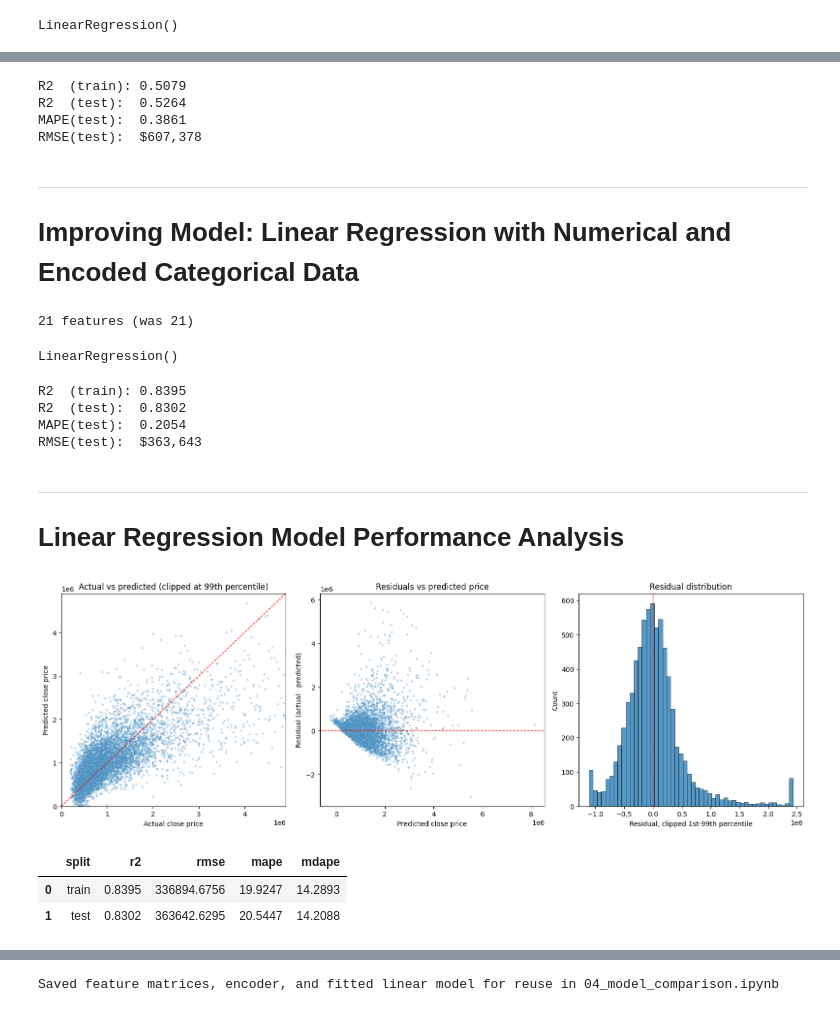
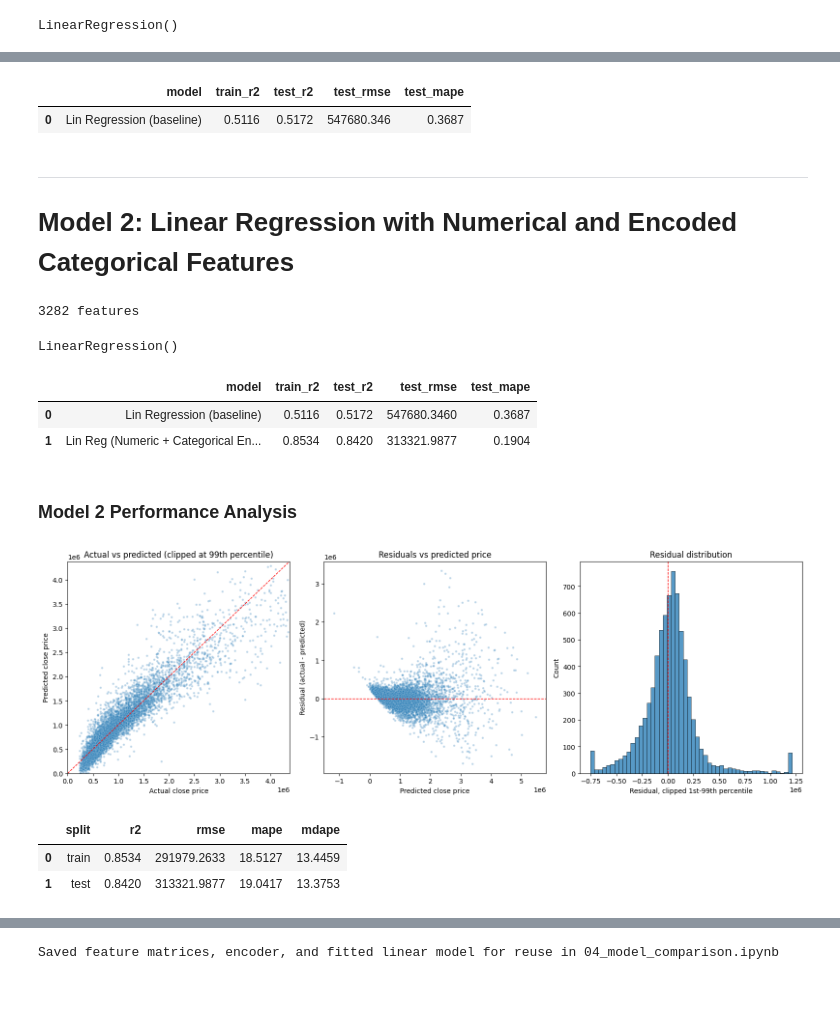
Before and after one commit to Zahi-Rahman/IDX-Exchange-DS-Project, a Jupyter notebook: notebooks/03_baseline_model.ipynb, the cells around one changed output, grey strips where cells are left out. Cells and saved outputs as stored; diff of their text form; code cells hidden in the pictures.

Commit message:
Upgraded Linear Model to account for rare MLSAreaMajor observations to increase test Rsquared, improved comparison analysis of three models

```diff
--- a/notebooks/03_baseline_model.ipynb
+++ b/notebooks/03_baseline_model.ipynb
@@ -31,5 +29,5 @@ Create X and Y train and test sets
 # %%
-NON_FEATURE_COLS = ["CloseDate"]
+NON_FEATURE_COLS = ["CloseDate", "ListingKey", "CloseMonth"]
 def build_X_y(frame):
     X = frame.drop(columns=[c for c in [TARGET] + NON_FEATURE_COLS if c in frame.columns])
     X = X.select_dtypes(include=[np.number])
@@ -54,28 +64,14 @@ LinearRegression()
 # %%
-train_pred = model.predict(X_train)
-test_pred = model.predict(X_test)
-
-r2_train = r2_score(y_train, train_pred)
-r2_test = r2_score(y_test, test_pred)
-mape_test = mean_absolute_percentage_error(y_test, test_pred)
-rmse_test = root_mean_squared_error(y_test, test_pred)
-
-print(f"R2  (train): {r2_train:.4f}")
-print(f"R2  (test):  {r2_test:.4f}")
-print(f"MAPE(test):  {mape_test:.4f}")
-print(f"RMSE(test):  ${rmse_test:,.0f}")
+results = [evaluate_model(model, X_train, y_train, X_test, y_test, "Lin Regression (baseline)")]
+pd.DataFrame(results).round(4)
 # %% [output]
-R2  (train): 0.5079
-R2  (test):  0.5264
-MAPE(test):  0.3861
-RMSE(test):  $607,378
+|  | model | train_r2 | test_r2 | test_rmse | test_mape |
+| 0 | Lin Regression (baseline) | 0.5116 | 0.5172 | 547680.346 | 0.3687 |
 # %% [markdown]
 ---
-# Improving Model: Linear Regression with Numerical and Encoded Categorical Data
+# Model 2: Linear Regression with Numerical and Encoded Categorical Features
 # %%
-NON_FEATURE_COLS = ["ListingKey", "CloseDate", "CloseMonth", "UnparsedAddress"]
-CATEGORICAL_COLS = ["City", "CountyOrParish", "PostalCode", "MLSAreaMajor", "HighSchoolDistrict", "Levels"]
-CATEGORICAL_COLS = [c for c in CATEGORICAL_COLS if c in train_df.columns]
+CATEGORICAL_COLS = ["City", "PostalCode", "MLSAreaMajor", "HighSchoolDistrict", "Levels"]
 
 encoder = OneHotEncoder(handle_unknown="ignore", sparse_output=True)
 encoder.fit(train_df[CATEGORICAL_COLS])
@@ -93,67 +89,63 @@ X_train2, y_train2, feature_names = build_X_y(train_df)
 X_test2, y_test2, _ = build_X_y(test_df)
 
 
-print(f"{X_train.shape[1]} features (was 21)")
+print(f"{X_train2.shape[1]} features")
 # %% [output]
-21 features (was 21)
+3282 features
 # %%
 model2 = LinearRegression()
 model2.fit(X_train2, y_train2)
 # %% [output]
 LinearRegression()
 # %%
-train_pred2 = model2.predict(X_train2)
-test_pred2 = model2.predict(X_test2)
-
-r2_train2 = r2_score(y_train2, train_pred2)
-r2_test2 = r2_score(y_test2, test_pred2)
-mape_test2 = mean_absolute_percentage_error(y_test2, test_pred2)
-rmse_test2 = root_mean_squared_error(y_test2, test_pred2)
-
-print(f"R2  (train): {r2_train2:.4f}")
-print(f"R2  (test):  {r2_test2:.4f}")
-print(f"MAPE(test):  {mape_test2:.4f}")
-print(f"RMSE(test):  ${rmse_test2:,.0f}")
+results.append(evaluate_model(model2, X_train2, y_train2, X_test2, y_test2, "Lin Reg (Numeric + Categorical Encoded Variables)"))
+pd.DataFrame(results).round(4)
 # %% [output]
-R2  (train): 0.8395
-R2  (test):  0.8302
-MAPE(test):  0.2054
-RMSE(test):  $363,643
+|  | model | train_r2 | test_r2 | test_rmse | test_mape |
+| 0 | Lin Regression (baseline) | 0.5116 | 0.5172 | 547680.3460 | 0.3687 |
+| 1 | Lin Reg (Numeric + Categorical En... | 0.8534 | 0.8420 | 313321.9877 | 0.1904 |
 # %% [markdown]
----
-# Linear Regression Model Performance Analysis
+### Model 2 Performance Analysis
 # %%
 fig, axes = plt.subplots(1, 3, figsize=(16 ,5.5))
 
+train_pred2 = model2.predict(X_train2)
+test_pred2 = model2.predict(X_test2)
+
+r2_train2 = results[1]['train_r2']
+r2_test2 = results[1]['test_r2']
+mape_test2 = results[1]['test_mape']
+rmse_test2 = results[1]['test_rmse']
+
 # Actual vs. Predicted
 max_price = np.percentile(y_test, 99)
-sns.scatterplot(x=y_test, y=test_pred, s=10, alpha=0.3, ax=axes[0])
+sns.scatterplot(x=y_test, y=test_pred2, s=10, alpha=0.3, ax=axes[0])
 axes[0].plot([0, max_price], [0, max_price], color="red", linestyle="--", linewidth=1)
 axes[0].set_xlim(0, max_price)
 axes[0].set_ylim(0, max_price)
 axes[0].set_xlabel("Actual close price")
 axes[0].set_ylabel("Predicted close price")
 axes[0].set_title("Actual vs predicted (clipped at 99th percentile)")
 
 # Residuals vs. Predicted
-residuals = y_test - test_pred
-sns.scatterplot(x=test_pred, y=residuals, s=10, alpha=0.3, ax=axes[1])
+residuals = y_test2 - test_pred2
+sns.scatterplot(x=test_pred2, y=residuals, s=10, alpha=0.3, ax=axes[1])
 axes[1].axhline(0, color="red", linestyle="--", linewidth=1)
 axes[1].set_xlabel("Predicted close price")
 axes[1].set_ylabel("Residual (actual - predicted)")
 axes[1].set_title("Residuals vs predicted price")
 
 # Residual distribution
 clipped = residuals.clip(np.quantile(residuals, 0.01), np.quantile(residuals, 0.99))
 sns.histplot(clipped, bins=50, ax=axes[2])
 axes[2].axvline(0, color="red", linestyle="--", linewidth=1)
 axes[2].set_xlabel("Residual, clipped 1st-99th percentile")
 axes[2].set_title("Residual distribution")
 
 plt.tight_layout()
 plt.show()
 # %% [output]
-[figure, old version]
+[figure, new version]
 # %%
 # check model performance on train and test sets
 def regression_summary(y_true, y_pred, label):
@@ -163,13 +155,13 @@ def regression_summary(y_true, y_pred, label):
             "mape": ape.mean(), "mdape": np.median(ape)}
 
 summary_df = pd.DataFrame([
-    regression_summary(y_train, train_pred2, "train"),
-    regression_summary(y_test, test_pred2, "test"),
+    regression_summary(y_train2, train_pred2, "train"),
+    regression_summary(y_test2, test_pred2, "test"),
 ]).set_index("split").round(4)
 display(summary_df.reset_index())
 # %% [output]
 |  | split | r2 | rmse | mape | mdape |
-| 0 | train | 0.8395 | 336894.6756 | 19.9247 | 14.2893 |
-| 1 | test | 0.8302 | 363642.6295 | 20.5447 | 14.2088 |
+| 0 | train | 0.8534 | 291979.2633 | 18.5127 | 13.4459 |
+| 1 | test | 0.8420 | 313321.9877 | 19.0417 | 13.3753 |
 # %%
 # error by price band
```
Also changed, not shown: parts of 18 cells of this notebook.
